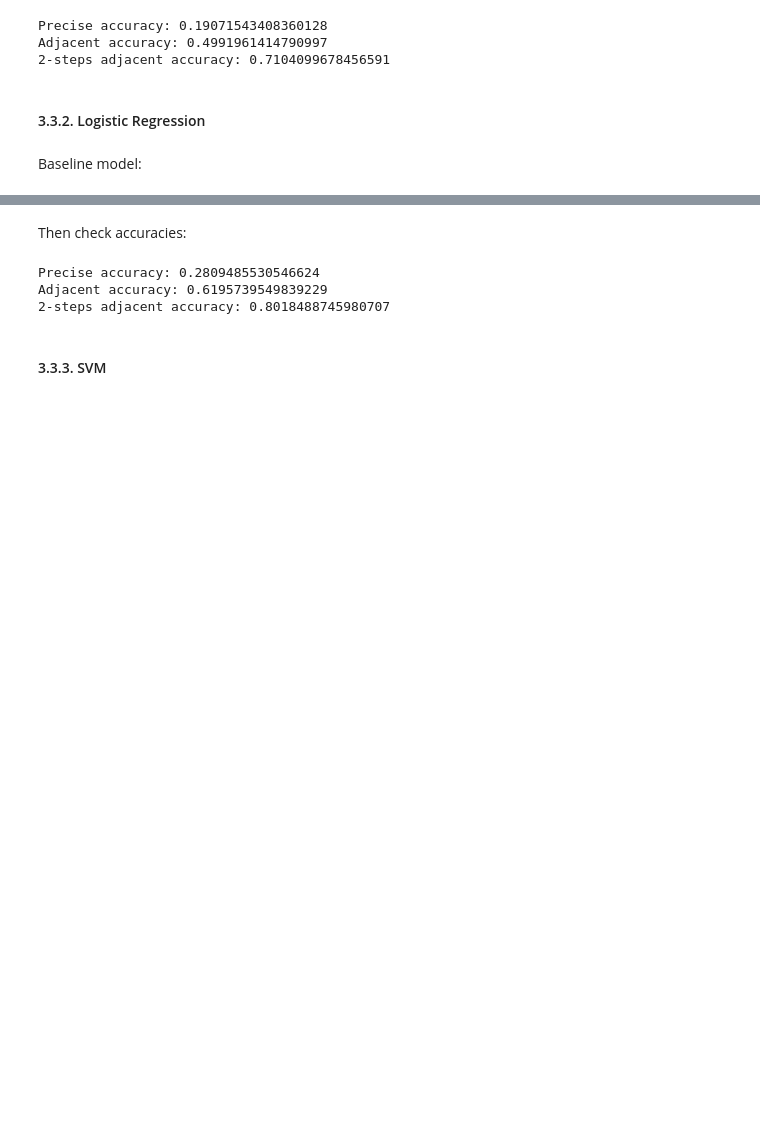
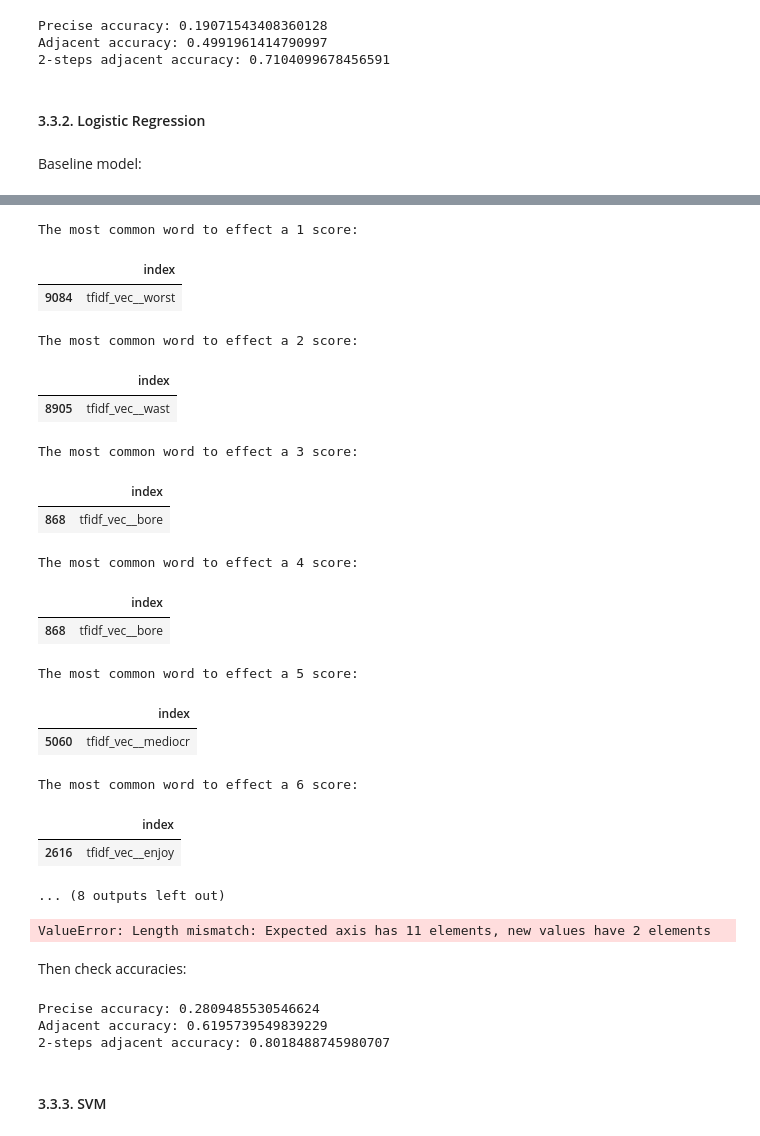
Before and after one commit to hungpham89/IMDB_review_predictor, a Jupyter notebook: Code/3_Modeling.ipynb, the cells around one changed output, grey strips where cells are left out. Saved outputs shown, nothing was run; the diff lists cells and outputs as text; code cells hidden in the pictures; blank space fills up the shorter version.

```diff
--- a/Code/3_Modeling.ipynb
+++ b/Code/3_Modeling.ipynb
@@ -369,3 +400,33 @@ y_hat_log = my_log.predict(X_test_tran_df)
+# %%
+for i in range (0,10):
+    print(f'The most common word to effect a {i+1} score:')
+    display(Log_coef_df[Log_coef_df[i] == Log_coef_df[i].max()][['index']])
+# %% [output]
+The most common word to effect a 1 score:
+|  | index |
+| 9084 | tfidf_vec__worst |
+The most common word to effect a 2 score:
+|  | index |
+| 8905 | tfidf_vec__wast |
+The most common word to effect a 3 score:
+|  | index |
+| 868 | tfidf_vec__bore |
+The most common word to effect a 4 score:
+|  | index |
+| 868 | tfidf_vec__bore |
+The most common word to effect a 5 score:
+|  | index |
+| 5060 | tfidf_vec__mediocr |
+The most common word to effect a 6 score:
+|  | index |
+| 2616 | tfidf_vec__enjoy |
+... (8 outputs left out)
+# %%
+Log_coef_df.columns = ['features','coef'] #set the columns' names for new df
+Log_coef_df['coef']=Log_coef_df['coef'].abs() # We want to get predictive power of a particular word, so we need to get the absolute value, doesnt matter negative or possitive
+Log_coef_df
+# %% [output]
+ValueError: Length mismatch: Expected axis has 11 elements, new values have 2 elements
 # %% [markdown]
 Then check accuracies:
 # %%
```
Also changed, not shown: parts of 8 cells of this notebook.
